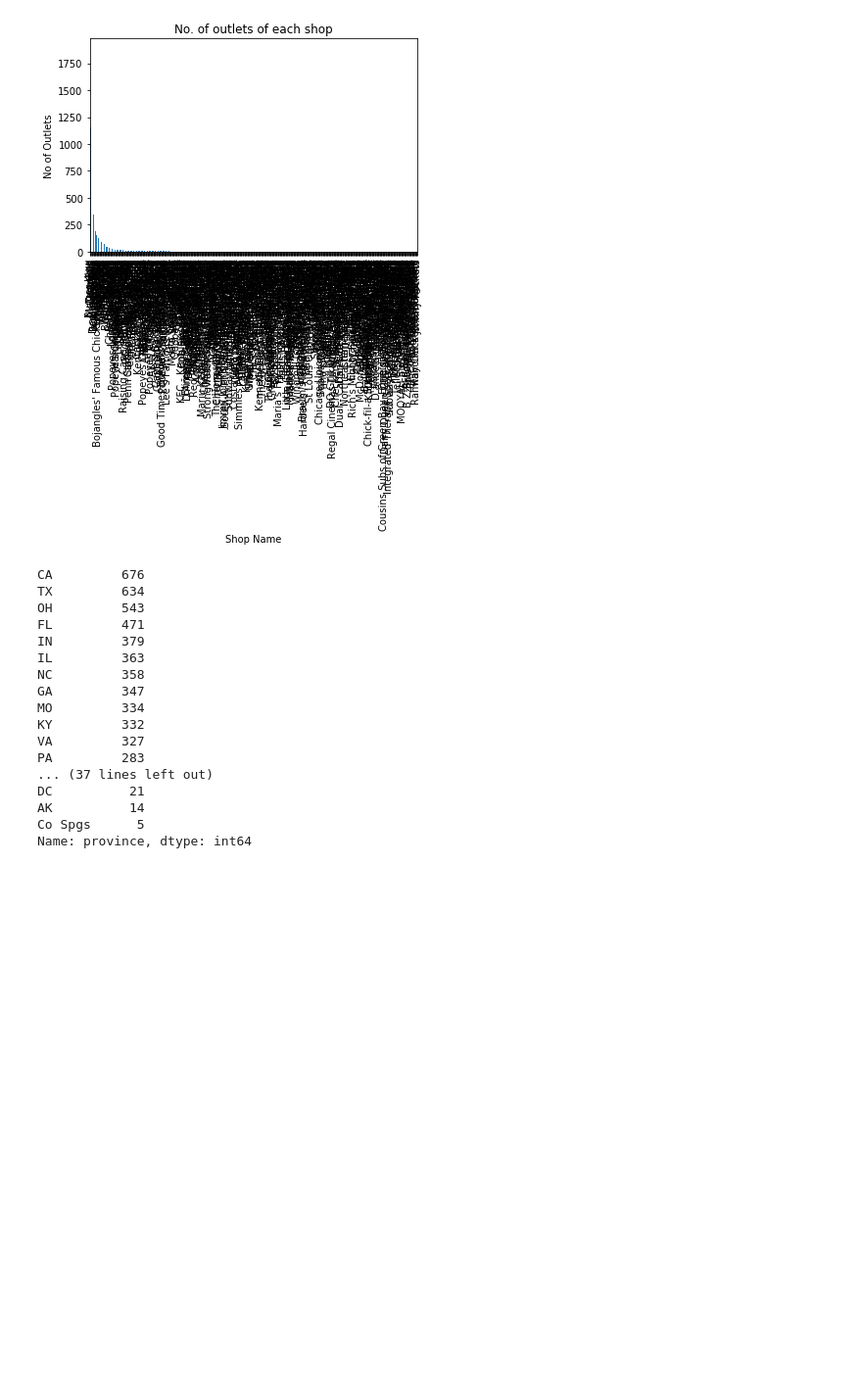
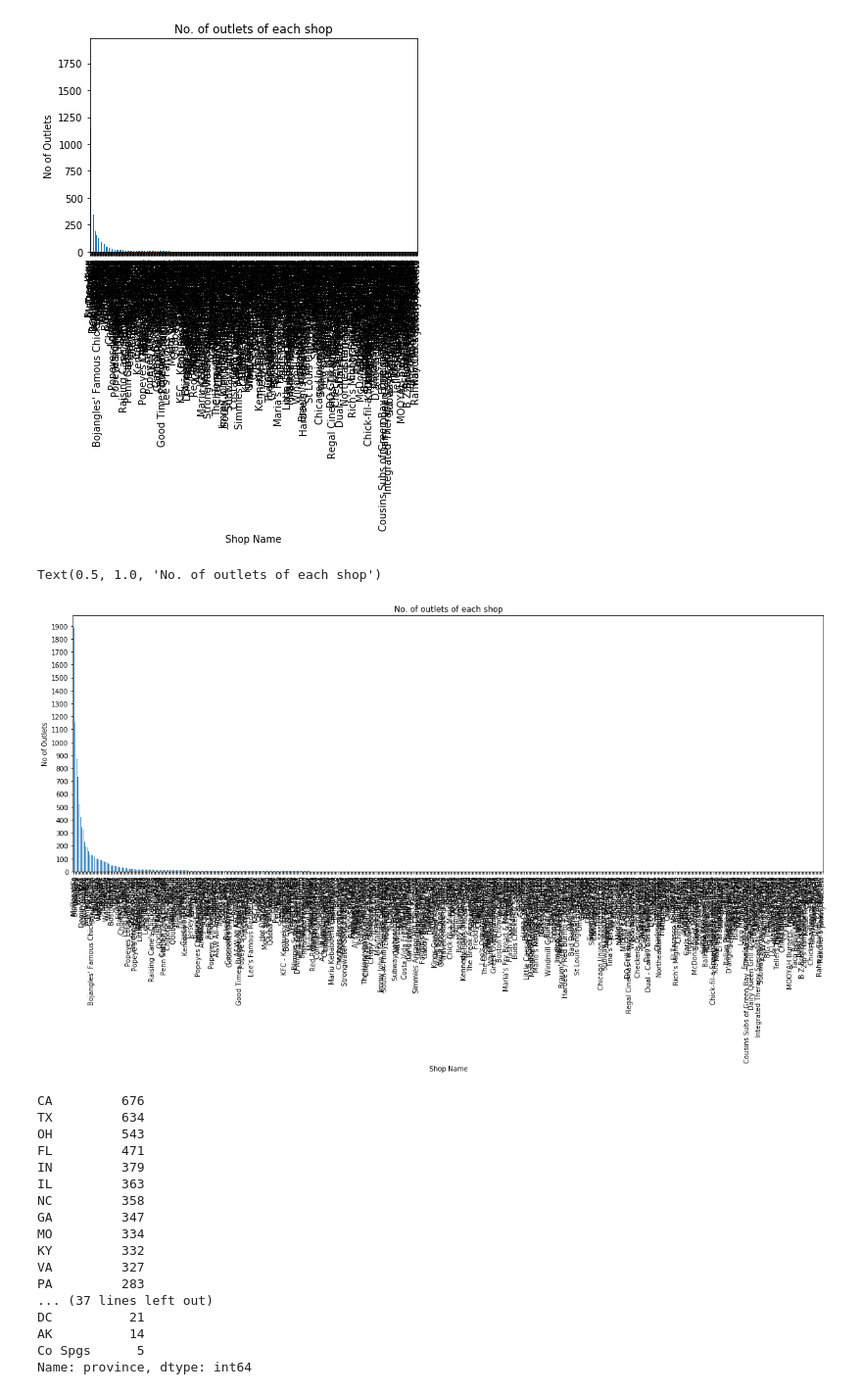
Before and after one commit to emailsri23/DS_Project_Repository, a Jupyter notebook: eda_proj1.ipynb, the cells around one changed output. Shown: that part at 98% size. Cells and saved outputs as stored; diff of their text form; code cells hidden in the pictures; blank space fills up the shorter version.

```diff
--- a/eda_proj1.ipynb
+++ b/eda_proj1.ipynb
@@ -76,6 +68,15 @@ plt.title('No. of outlets of each shop')
 # %% [output]
 Text(0.5, 1.0, 'No. of outlets of each shop')
 [figure]
+# %%
+#df2['name'].value_counts().plot.hist()
+df2['name'].value_counts().plot.bar(figsize=(20,7), yticks=np.arange(0,2000,100))
+plt.xlabel('Shop Name')
+plt.ylabel('No of Outlets')
+plt.title('No. of outlets of each shop')
+# %% [output]
+Text(0.5, 1.0, 'No. of outlets of each shop')
+[figure, added]
 # %%
 df2['province'].value_counts()
 # %% [output]
```
Also changed, not shown: parts of 3 cells of this notebook.
